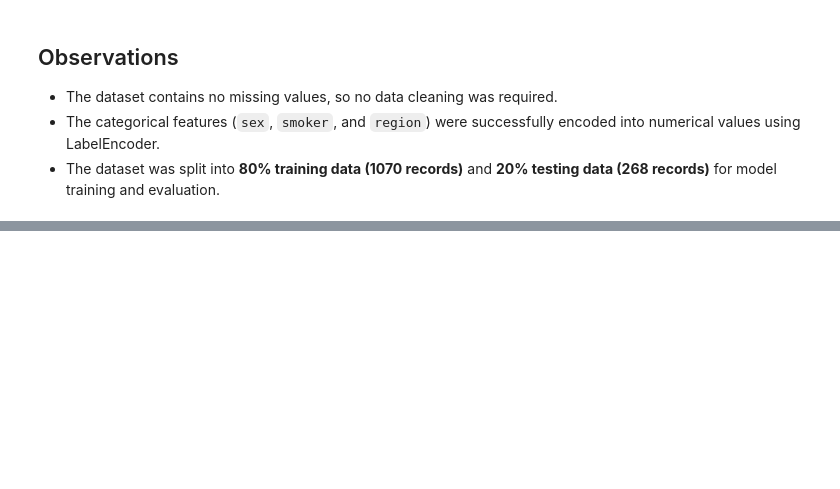
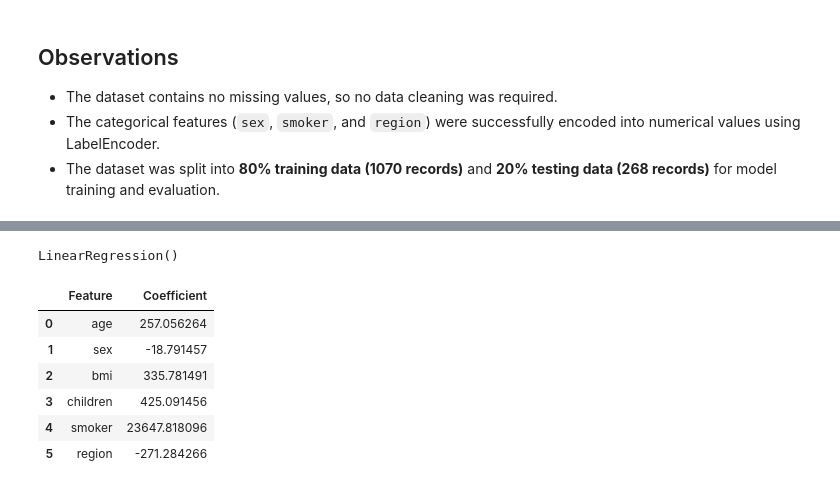
Before and after one commit to gunal777/Medical_Insurance_Cost_Prediction, a Jupyter notebook: Assignment-1.ipynb, the cells around one changed output, grey strips where cells are left out. Saved outputs shown, nothing was run; the diff lists cells and outputs as text; code cells hidden in the pictures; blank space fills up the shorter version.

```diff
--- a/Assignment-1.ipynb
+++ b/Assignment-1.ipynb
@@ -205,0 +214,23 @@ Testing Target Shape: (268,)
+# %%
+# Train the model using the training dataset
+
+model.fit(X_train, y_train)
+# %% [output]
+LinearRegression()
+# %%
+# Display model coefficients
+
+coefficients = pd.DataFrame({
+    "Feature": X.columns,
+    "Coefficient": model.coef_
+})
+
+coefficients
+# %% [output]
+|  | Feature | Coefficient |
+| 0 | age | 257.056264 |
+| 1 | sex | -18.791457 |
+| 2 | bmi | 335.781491 |
+| 3 | children | 425.091456 |
+| 4 | smoker | 23647.818096 |
+| 5 | region | -271.284266 |
```
Also changed, not shown: parts of 7 cells of this notebook.
